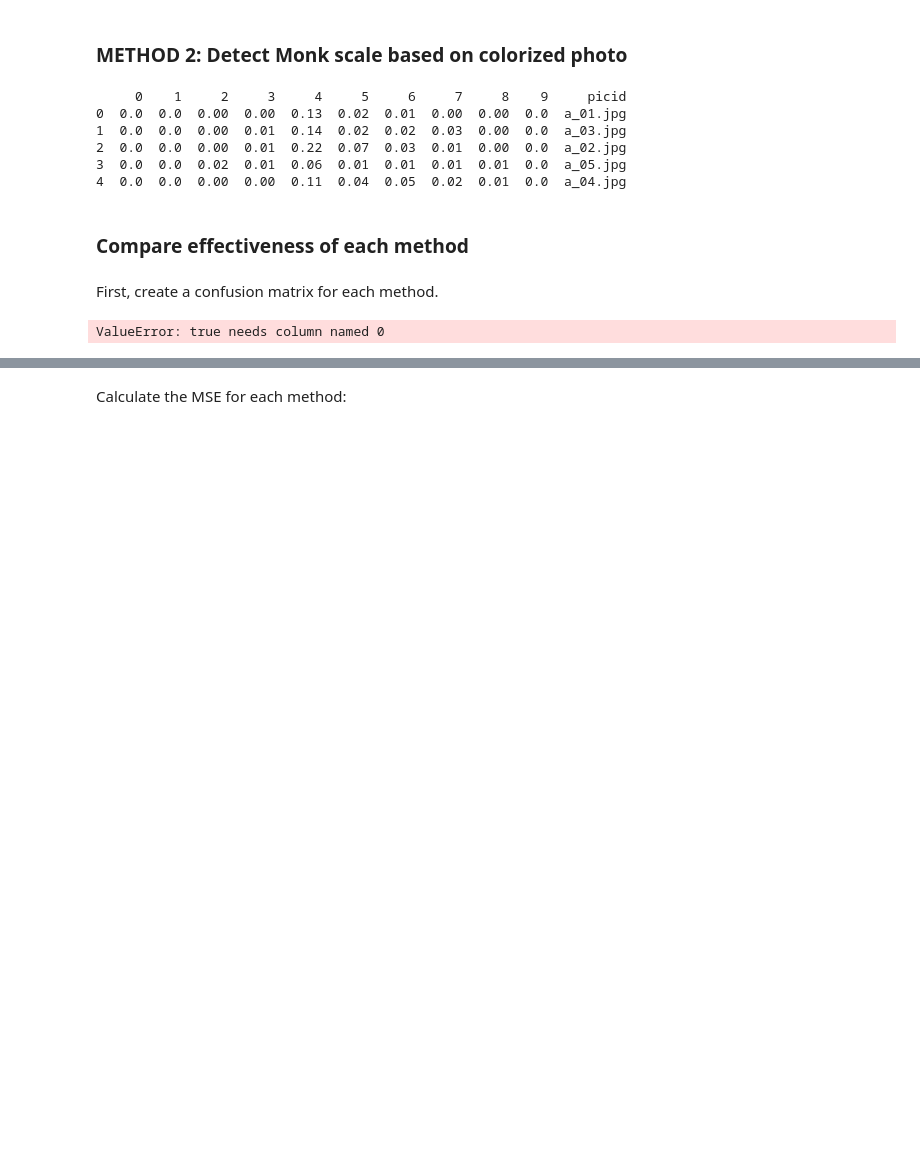
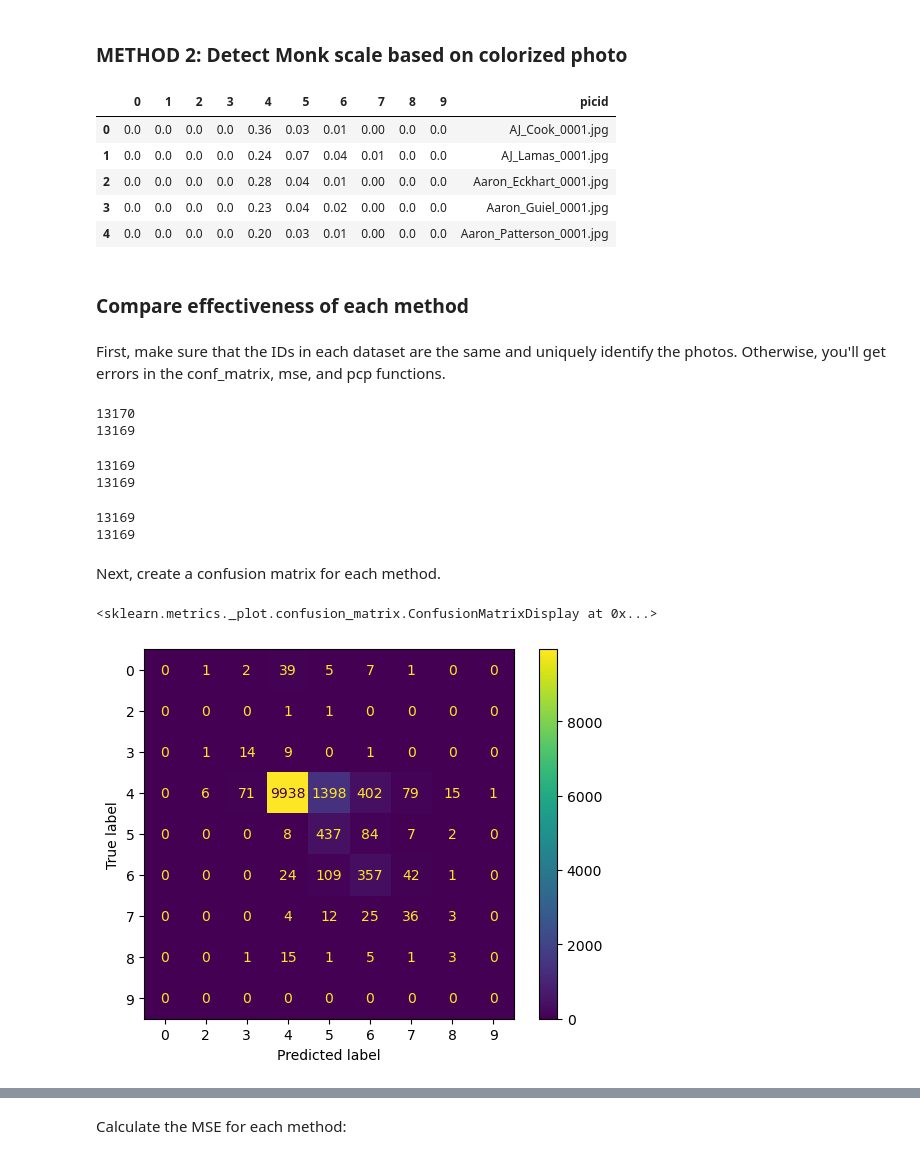
Before and after one commit to 583-dsdt-team/old-pic-tool, a Jupyter notebook: example/compare_detection_methods.ipynb, the cells around one changed output, grey strips where cells are left out. Cells and saved outputs as stored; diff of their text form; code cells hidden in the pictures; blank space fills up the shorter version.

```diff
--- a/example/compare_detection_methods.ipynb
+++ b/example/compare_detection_methods.ipynb
@@ -114,0 +141,24 @@ print(imgnames_color)
+# %%
+# Gather a list of all the black & white and color images and file paths
+
+imgpaths_gray = []
+imgnames_gray = []
+for file in os.listdir(folder + '/grayscale'):
+    if not file.startswith('.'):
+        imgpaths_gray.append(os.path.join(folder + '/grayscale', file))
+        imgnames_gray.append(file.replace('gray_', ''))
+imgpaths_gray = np.sort(imgpaths_gray)
+imgnames_gray = np.sort(imgnames_gray)
+print(imgpaths_gray)
+print(imgnames_gray)
+
+imgpaths_color = []
+imgnames_color = []
+for file in os.listdir(folder + '/color'):
+    if not file.startswith('.'):
+        imgpaths_color.append(os.path.join(folder + '/color', file))
+        imgnames_color.append(file)
+imgpaths_color = np.sort(imgpaths_color)
+imgnames_color = np.sort(imgnames_color)
+print(imgpaths_color)
+print(imgnames_color)
@@ -199,20 +256,56 @@ m2_results = np.array([detection.complexion_detection(i,
                                   for i in imgpaths_colorized])
 m2pred_df = pd.DataFrame(m2_results)
 m2pred_df['picid'] = imgnames_colorized
-print(m2pred_df)
+m2pred_df.head()
 # %% [output]
-     0    1     2     3     4     5     6     7     8    9     picid
-0  0.0  0.0  0.00  0.00  0.13  0.02  0.01  0.00  0.00  0.0  a_01.jpg
-1  0.0  0.0  0.00  0.01  0.14  0.02  0.02  0.03  0.00  0.0  a_03.jpg
-2  0.0  0.0  0.00  0.01  0.22  0.07  0.03  0.01  0.00  0.0  a_02.jpg
-3  0.0  0.0  0.02  0.01  0.06  0.01  0.01  0.01  0.01  0.0  a_05.jpg
-4  0.0  0.0  0.00  0.00  0.11  0.04  0.05  0.02  0.01  0.0  a_04.jpg
+|  | 0 | 1 | 2 | 3 | 4 | 5 | 6 | 7 | 8 | 9 | picid |
+| 0 | 0.0 | 0.0 | 0.0 | 0.0 | 0.36 | 0.03 | 0.01 | 0.00 | 0.0 | 0.0 | AJ_Cook_0001.jpg |
+| 1 | 0.0 | 0.0 | 0.0 | 0.0 | 0.24 | 0.07 | 0.04 | 0.01 | 0.0 | 0.0 | AJ_Lamas_0001.jpg |
+| 2 | 0.0 | 0.0 | 0.0 | 0.0 | 0.28 | 0.04 | 0.01 | 0.00 | 0.0 | 0.0 | Aaron_Eckhart_0001.jpg |
+| 3 | 0.0 | 0.0 | 0.0 | 0.0 | 0.23 | 0.04 | 0.02 | 0.00 | 0.0 | 0.0 | Aaron_Guiel_0001.jpg |
+| 4 | 0.0 | 0.0 | 0.0 | 0.0 | 0.20 | 0.03 | 0.01 | 0.00 | 0.0 | 0.0 | Aaron_Patterson_0001.jpg |
 # %% [markdown]
 ### Compare effectiveness of each method
+# %% [markdown]
+First, make sure that the IDs in each dataset are the same and uniquely identify the photos. Otherwise, you'll get errors in the conf_matrix, mse, and pcp functions.
+# %%
+# preprocess dataframes so that all picid's in the true DF are in the pred DF and vice versa
+picids = list(m1pred_df['picid'])
+inpred = true_df.picid.isin(picids)
+true_df_final = true_df[inpred]
+print(len(true_df))
+print(len(true_df_final))
+# one row dropped from true_df
+# %% [output]
+13170
+13169
+# %%
+# preprocess dataframes so that all picid's in the true DF are in the pred DF and vice versa
+picids = list(true_df_final['picid'])
+inpred = m1pred_df.picid.isin(picids)
+m1pred_df_final = m1pred_df[inpred]
+print(len(m1pred_df))
+print(len(m1pred_df_final))
+# all IDs in m1pred are in true
+# %% [output]
+13169
+13169
+# %%
+# preprocess dataframes so that all picid's in the true DF are in the pred DF and vice versa
+picids = list(true_df_final['picid'])
+inpred = m2pred_df.picid.isin(picids)
+m2pred_df_final = m2pred_df[inpred]
+print(len(m2pred_df))
+print(len(m2pred_df_final))
+# all IDs in m2pred are in true
+# %% [output]
+13169
+13169
 # %% [markdown]
-First, create a confusion matrix for each method.
+Next, create a confusion matrix for each method.
 # %%
-conf_matrix.conf_matrix(true=true_df, pred=m1pred_df).plot()
+conf_matrix.conf_matrix(true=true_df_final, pred=m1pred_df_final).plot()
 # %% [output]
-ValueError: true needs column named 0
+<sklearn.metrics._plot.confusion_matrix.ConfusionMatrixDisplay at 0x...>
+[figure, added]
 # %%
```
Also changed, not shown: parts of 29 cells of this notebook.
